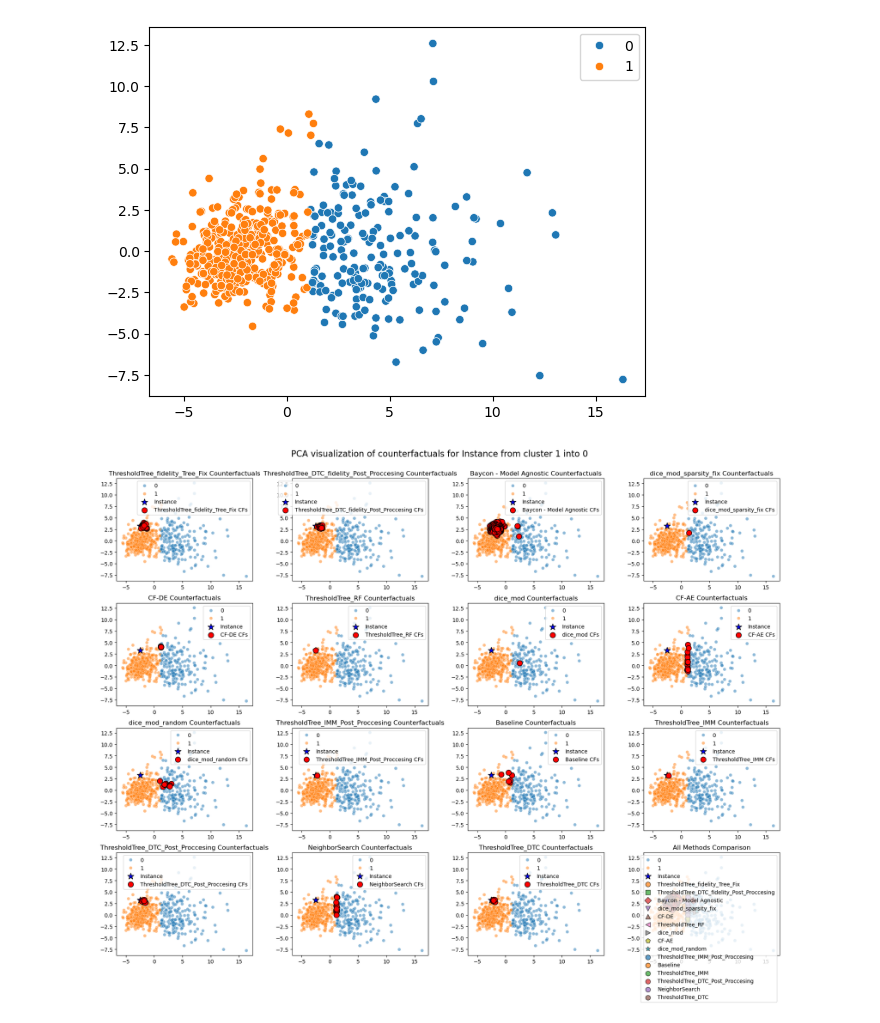
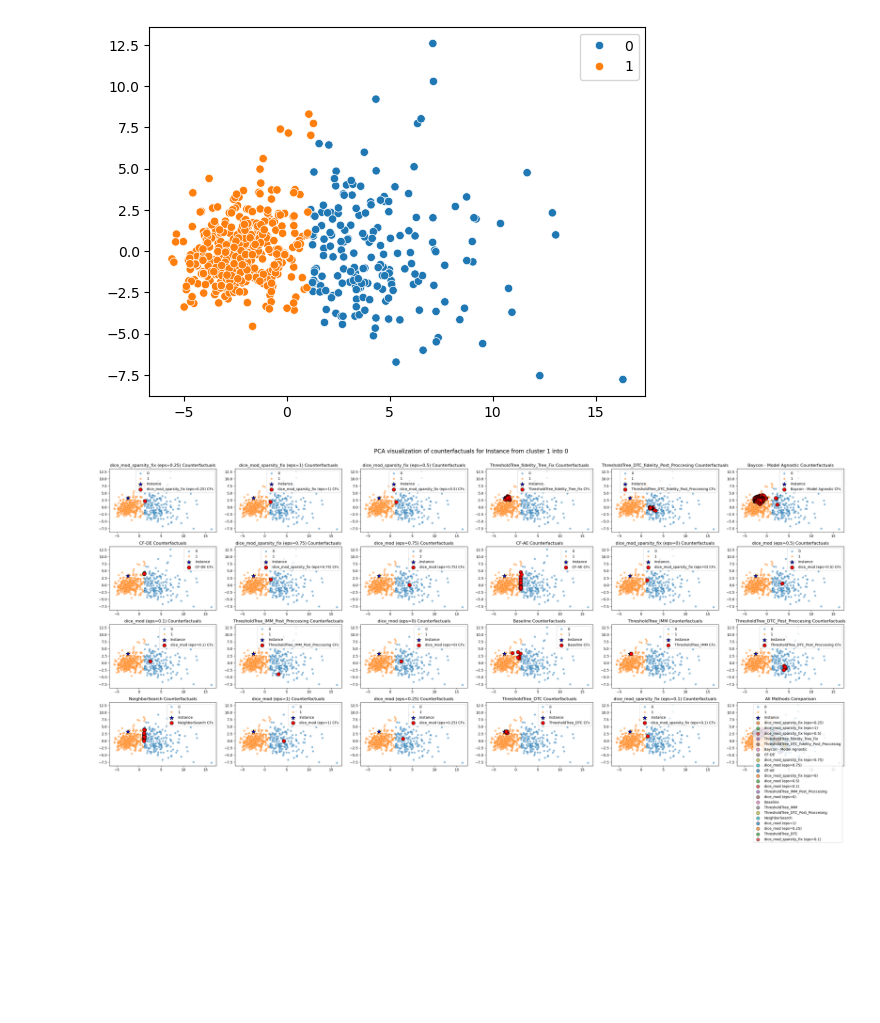
Before and after one commit to jepp3183/Thesis2025, a Jupyter notebook: code/Cross Evaluation.ipynb, the cells around one changed output. Saved outputs shown, nothing was run; the diff lists cells and outputs as text; code cells hidden in the pictures; blank space fills up the shorter version.

Commit message:
add epsilon testing for dice_mod

```diff
--- a/code/Cross Evaluation.ipynb
+++ b/code/Cross Evaluation.ipynb
@@ -652,6 +661,9 @@ for m in methods:
 # %%
 max_name_length = max(len(m) for m in methodNames)
 mean_results = []
+
+def rep(m):
+    return m.replace("-", "_").replace(" ", "_")
 
 for i, n in enumerate(returnNames()):
     row = {}
@@ -678,9 +690,9 @@ for i, n in enumerate(returnNames()):
         var = np.var(flat)
         stddev = np.std(flat)
         if n == "PercentExplained":
-            row[m.replace("-", "_").replace(" ", "_")] = f"{mean:.2f}"
+            row[rep(m)] = f"{mean:.2f}"
         else:
-            row[m.replace("-", "_").replace(" ", "_")] = f"{mean:.2f} ± {stddev:.2f}"
+            row[rep(m)] = f"{mean:.2f} ± {stddev:.2f}"
 
         # We are getting the mean of ALL CFs for ALL instances
         # # Get mean for each instance first
@@ -697,6 +709,14 @@ for i, n in enumerate(returnNames()):
 
     mean_results.append(row)
 
+base_filter = [rep(m) for m in methodNames]
+dice_filter = [rep(m) for m in methodNames if "dice" in m.lower()]
+tree_filter = [rep(m) for m in methodNames if "tree" in m.lower()]
+
+filter = base_filter
+
+filter.sort()
+print('\n'.join(filter))
 mean_results_df = pd.DataFrame(mean_results, index=returnNames())
-mean_results_df
+mean_results_df[filter]
 # %% [output]
@@ -746,7 +784,12 @@ plt.show()
 # %%
 cf_n = 0
 
-fig, axs = plt.subplots(4, 4, figsize=(18, 15))
+# Calculate the number of methods to determine grid size
+n_methods = len(methods)
+# Create a square-ish grid with enough cells for all methods plus one for comparison
+rows = int(np.ceil(np.sqrt((n_methods + 1) / 1.5)))
+cols = int(np.ceil((n_methods + 1) / rows))
+fig, axs = plt.subplots(rows, cols, figsize=(5*cols, 4*rows))
 axs = axs.flatten()
 
 cffDict = methods
@@ -771,33 +814,32 @@ else:
 for i in range(len(methods_embedded)):
     sns.scatterplot(x=embed_X[:, 0], y=embed_X[:, 1], hue=y, alpha=0.5, ax=axs[i])
     axs[i].scatter(instance_embedded[:, 0], instance_embedded[:, 1], color='blue', s=150,
                   marker='*', label='Instance', zorder=5, edgecolor='black')
 
 for i, (name, embed) in enumerate(methods_embedded):
     axs[i].scatter(embed[:, 0], embed[:, 1], color='red', s=100,
                  marker='o', label=f'{name} CFs', zorder=5, edgecolor='black')
     axs[i].set_title(f"{name} Counterfactuals")
     axs[i].legend(loc='upper right')
 
 # Add a global title
 fig.suptitle(f"PCA visualization of counterfactuals for Instance from cluster {ins_c} into {int(target_c)}",
             fontsize=16, y=0.98)
 
 # Final subplot for combined view
 sns.scatterplot(x=embed_X[:, 0], y=embed_X[:, 1], hue=y, alpha=0.5, ax=axs[len(methods_embedded)])
 axs[len(methods_embedded)].scatter(instance_embedded[:, 0], instance_embedded[:, 1], color='blue', s=150,
               marker='*', label='Instance', zorder=5, edgecolor='black')
 
 # Add all counterfactuals with different markers
-markers = ['o', 's', 'D', 'v', '^', '<', '>', 'p', '*', 'o', 'o', 'o', 'o', 'o', 'o', 'o', 'o', 'o']
 for i, (name, embed) in enumerate(methods_embedded):
-    axs[len(methods_embedded)].scatter(embed[:, 0], embed[:, 1], marker=markers[i], label=name, s=80,
+    axs[len(methods_embedded)].scatter(embed[:, 0], embed[:, 1], label=name, s=80,
                  alpha=0.7, edgecolor='black')
 axs[len(methods_embedded)].set_title("All Methods Comparison")
 axs[len(methods_embedded)].legend(loc='upper right')
 
 plt.tight_layout()
 plt.subplots_adjust(top=0.93)
 plt.show()
 # %% [output]
-[figure, old version]
+[figure, new version]
```
Also changed, not shown: parts of 5 cells of this notebook, 2 other files.
